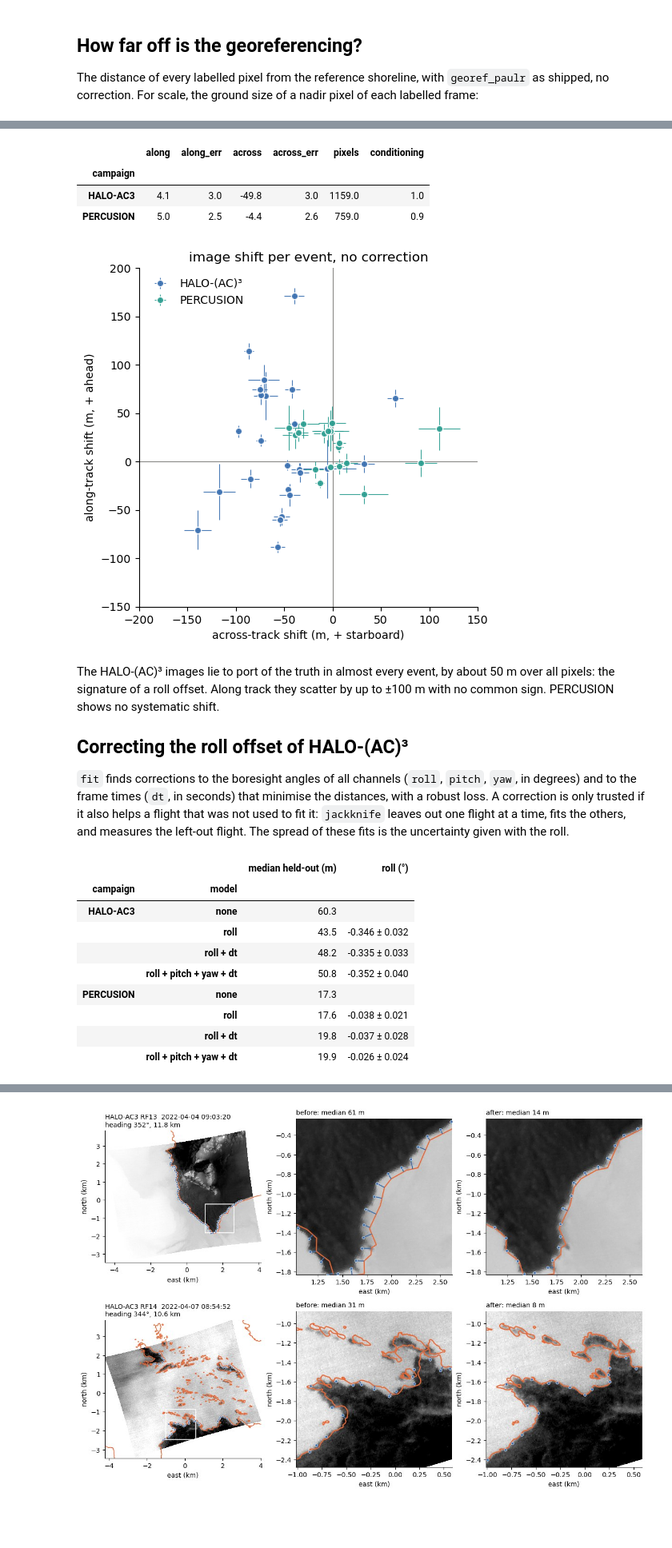
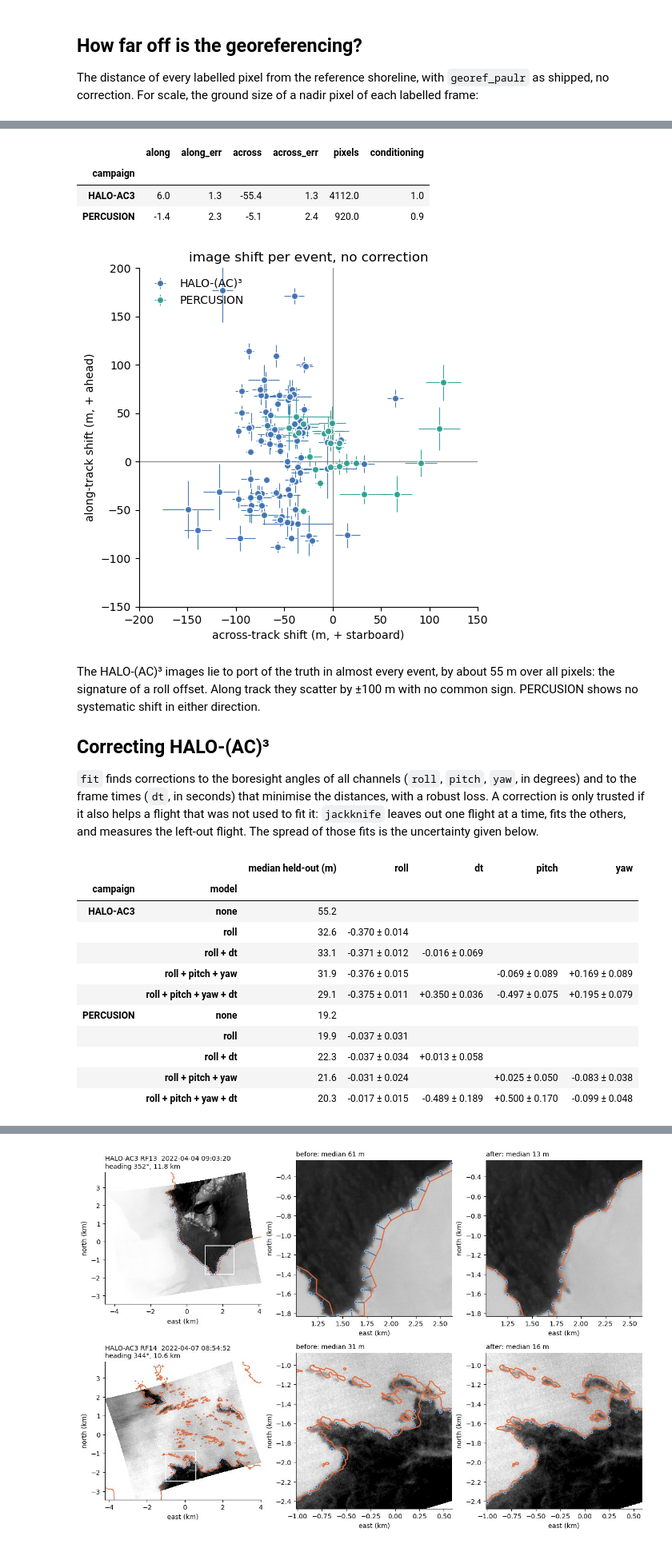
Before and after one commit to radiation-lim/pyVELOX, a Jupyter notebook: velox_tools/notebooks/06_shoreline_validation.ipynb, the cells around one changed output, grey strips where cells are left out. Shown at 80% size. Saved outputs shown, nothing was run; the diff lists cells and outputs as text; code cells hidden in the pictures; blank space fills up the shorter version.

```diff
--- a/velox_tools/notebooks/06_shoreline_validation.ipynb
+++ b/velox_tools/notebooks/06_shoreline_validation.ipynb
@@ -23,6 +23,7 @@ plt.rcParams.update({'figure.dpi': 100, 'axes.spines.top': False, 'axes.spines.r
 pd.set_option('display.width', 200)
 
 CHANNEL = 1                                       # the labelled channel
+SKY = ('clear', 'partly cloudy', 'unrated')       # events rated cloudy or unusable are left out
 events = shoreline.read_events()                  # coastline passages of all flights (find_all_events)
 store = shoreline.LabelStore('shoreline_labels')  # labels and sky ratings of shoreline_calibration.ipynb
 # %% [markdown]
@@ -34,13 +35,13 @@ table = events[['campaign', 'flight', 'event_id']].copy()
 table['sky'] = [store.sky(e) for e in table['event_id']]
 pixels = store.points[store.points['channel'] == CHANNEL].groupby('event_id').size()
 table['pixels'] = table['event_id'].map(pixels).fillna(0).astype(int)
-usable = table['sky'].isin(['clear', 'partly cloudy'])
+usable = table['sky'].isin(SKY)
 table.groupby('campaign').apply(lambda g: pd.Series({
     'flights': g['flight'].nunique(),
     'events': len(g),
     'rated': int((g['sky'] != 'unrated').sum()),
-    'clear or partly cloudy': int(usable[g.index].sum()),
-    'labelled and usable': int((usable[g.index] & (g['pixels'] > 0)).sum()),
+    'rated cloudy or unusable': int((~usable[g.index]).sum()),
+    'labelled and used': int((usable[g.index] & (g['pixels'] > 0)).sum()),
     'labelled pixels used': int(g.loc[usable[g.index], 'pixels'].sum()),
 }), include_groups=False)
 # %% [output]
@@ -248,7 +249,7 @@ show_jpeg(fig)
 
 The distance of every labelled pixel from the reference shoreline, with `georef_paulr` as shipped, no correction. For scale, the ground size of a nadir pixel of each labelled frame:
 # %%
-frames = shoreline.frames_from_labels(store, sky=('clear', 'partly cloudy'), channel=CHANNEL)
+frames = shoreline.frames_from_labels(store, sky=SKY, channel=CHANNEL)
 by_campaign = {c: [f for f in frames if f.campaign == c] for c in sorted({f.campaign for f in frames})}
 
 
@@ -314,8 +315,8 @@ shoreline.body_frame_shift(residuals, by='campaign').round(1)
 # %% [output]
 |  | along | along_err | across | across_err | pixels | conditioning |
 | campaign |  |  |  |  |  |  |
-| HALO-AC3 | 4.1 | 3.0 | -49.8 | 3.0 | 1159.0 | 1.0 |
-| PERCUSION | 5.0 | 2.5 | -4.4 | 2.6 | 759.0 | 0.9 |
+| HALO-AC3 | 6.0 | 1.3 | -55.4 | 1.3 | 4112.0 | 1.0 |
+| PERCUSION | -1.4 | 2.3 | -5.1 | 2.4 | 920.0 | 0.9 |
 # %%
 per_event = shoreline.body_frame_shift(residuals, by=['campaign', 'flight', 'event_id']).reset_index()
 
@@ -330,33 +331,36 @@ ax.set(xlabel='across-track shift (m, + starboard)', ylabel='along-track shift (
        xlim=(-200, 150), ylim=(-150, 200), title='image shift per event, no correction')
 ax.legend(frameon=False, loc='upper left');
 # %% [output]
-[figure, old version]
+[figure, new version]
 # %% [markdown]
-The HALO-(AC)³ images lie to port of the truth in almost every event, by about 50 m over all pixels: the signature of a roll offset. Along track they scatter by up to ±100 m with no common sign. PERCUSION shows no systematic shift.
+The HALO-(AC)³ images lie to port of the truth in almost every event, by about 55 m over all pixels: the signature of a roll offset. Along track they scatter by ±100 m with no common sign. PERCUSION shows no systematic shift in either direction.
 
-## Correcting the roll offset of HALO-(AC)³
+## Correcting HALO-(AC)³
 
-`fit` finds corrections to the boresight angles of all channels (`roll`, `pitch`, `yaw`, in degrees) and to the frame times (`dt`, in seconds) that minimise the distances, with a robust loss. A correction is only trusted if it also helps a flight that was not used to fit it: `jackknife` leaves out one flight at a time, fits the others, and measures the left-out flight. The spread of these fits is the uncertainty given with the roll.
+`fit` finds corrections to the boresight angles of all channels (`roll`, `pitch`, `yaw`, in degrees) and to the frame times (`dt`, in seconds) that minimise the distances, with a robust loss. A correction is only trusted if it also helps a flight that was not used to fit it: `jackknife` leaves out one flight at a time, fits the others, and measures the left-out flight. The spread of those fits is the uncertainty given below.
 # %%
-MODELS = {'roll': ('roll',), 'roll + dt': ('roll', 'dt'), 'roll + pitch + yaw + dt': ('roll', 'pitch', 'yaw', 'dt')}
+MODELS = {'roll': ('roll',), 'roll + dt': ('roll', 'dt'), 'roll + pitch + yaw': ('roll', 'pitch', 'yaw'),
+          'roll + pitch + yaw + dt': ('roll', 'pitch', 'yaw', 'dt')}
 rows = []
 for c, fr in by_campaign.items():
     rows.append({'campaign': c, 'model': 'none', 'median held-out (m)': np.median(distances[c])})
     for name, params in MODELS.items():
         held, jk_std = shoreline.jackknife(fr, by='flight', params=params)
         # every flight measured with the fit to the other flights
         d = np.concatenate([f.distances(held.loc[f.flight, list(params)].to_dict()) for f in fr])
         rows.append({'campaign': c, 'model': name, 'median held-out (m)': np.median(d),
-                     'roll (°)': f"{held['roll'].mean():+.3f} ± {jk_std['roll']:.3f}"})
+                     **{k: f'{held[k].mean():+.3f} ± {jk_std[k]:.3f}' for k in params}})
 pd.DataFrame(rows).set_index(['campaign', 'model']).fillna('').round(1)
 # %% [output]
-|  |  | median held-out (m) | roll (°) |
-| campaign | model |  |  |
-| HALO-AC3 | none | 60.3 |  |
-|  | roll | 43.5 | -0.346 ± 0.032 |
-|  | roll + dt | 48.2 | -0.335 ± 0.033 |
-|  | roll + pitch + yaw + dt | 50.8 | -0.352 ± 0.040 |
-| PERCUSION | none | 17.3 |  |
-|  | roll | 17.6 | -0.038 ± 0.021 |
-|  | roll + dt | 19.8 | -0.037 ± 0.028 |
-|  | roll + pitch + yaw + dt | 19.9 | -0.026 ± 0.024 |
+|  |  | median held-out (m) | roll | dt | pitch | yaw |
+| campaign | model |  |  |  |  |  |
+| HALO-AC3 | none | 55.2 |  |  |  |  |
+|  | roll | 32.6 | -0.370 ± 0.014 |  |  |  |
+|  | roll + dt | 33.1 | -0.371 ± 0.012 | -0.016 ± 0.069 |  |  |
+|  | roll + pitch + yaw | 31.9 | -0.376 ± 0.015 |  | -0.069 ± 0.089 | +0.169 ± 0.089 |
+|  | roll + pitch + yaw + dt | 29.1 | -0.375 ± 0.011 | +0.350 ± 0.036 | -0.497 ± 0.075 | +0.195 ± 0.079 |
+| PERCUSION | none | 19.2 |  |  |  |  |
+|  | roll | 19.9 | -0.037 ± 0.031 |  |  |  |
+|  | roll + dt | 22.3 | -0.037 ± 0.034 | +0.013 ± 0.058 |  |  |
+|  | roll + pitch + yaw | 21.6 | -0.031 ± 0.024 |  | +0.025 ± 0.050 | -0.083 ± 0.038 |
+|  | roll + pitch + yaw + dt | 20.3 | -0.017 ± 0.015 | -0.489 ± 0.189 | +0.500 ± 0.170 | -0.099 ± 0.048 |
```
Also changed, not shown: parts of 17 cells of this notebook.
